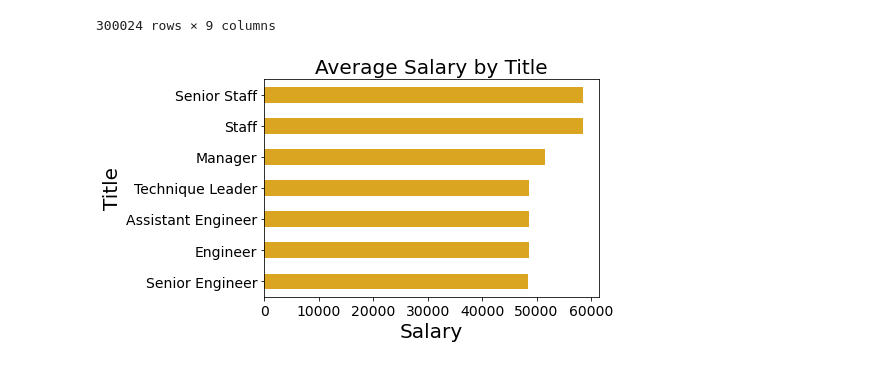
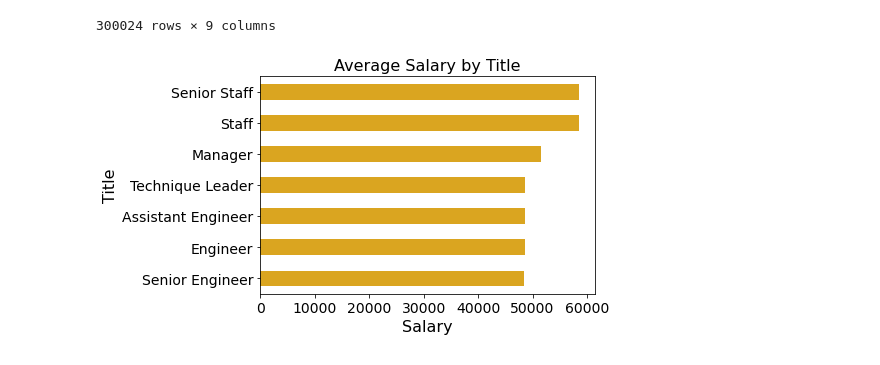
Before and after one commit to naekoue/sql-challenge, a Jupyter notebook: data_analysis.ipynb, the cells around one changed output. Cells and saved outputs as stored; diff of their text form; code cells hidden in the pictures.

```diff
--- a/data_analysis.ipynb
+++ b/data_analysis.ipynb
@@ -109,12 +109,10 @@ employees_salaries_titles_df
 300024 rows × 9 columns
 # %%
 group=employees_salaries_titles_df[['title','salary']].groupby('title')['salary'].mean().sort_values()
-                            #].groupby('title')['salary']
-
 group.plot.barh( color ='goldenrod',fontsize=14)
-plt.xlabel('Salary',fontsize=20)
-plt.ylabel('Title',fontsize=20)
-plt.title('Average Salary by Title',fontsize=20)
+plt.xlabel('Salary',fontsize=16)
+plt.ylabel('Title',fontsize=16)
+plt.title('Average Salary by Title',fontsize=16)
 plt.show()
 # %% [output]
-[figure, old version]
+[figure, new version]
```
